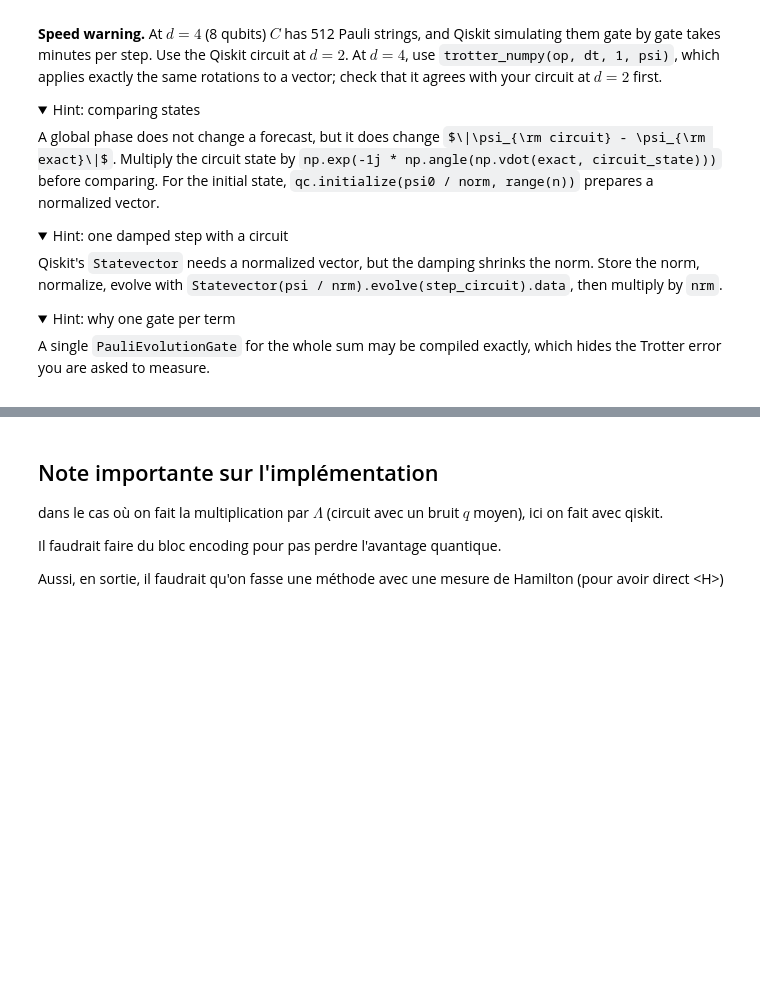
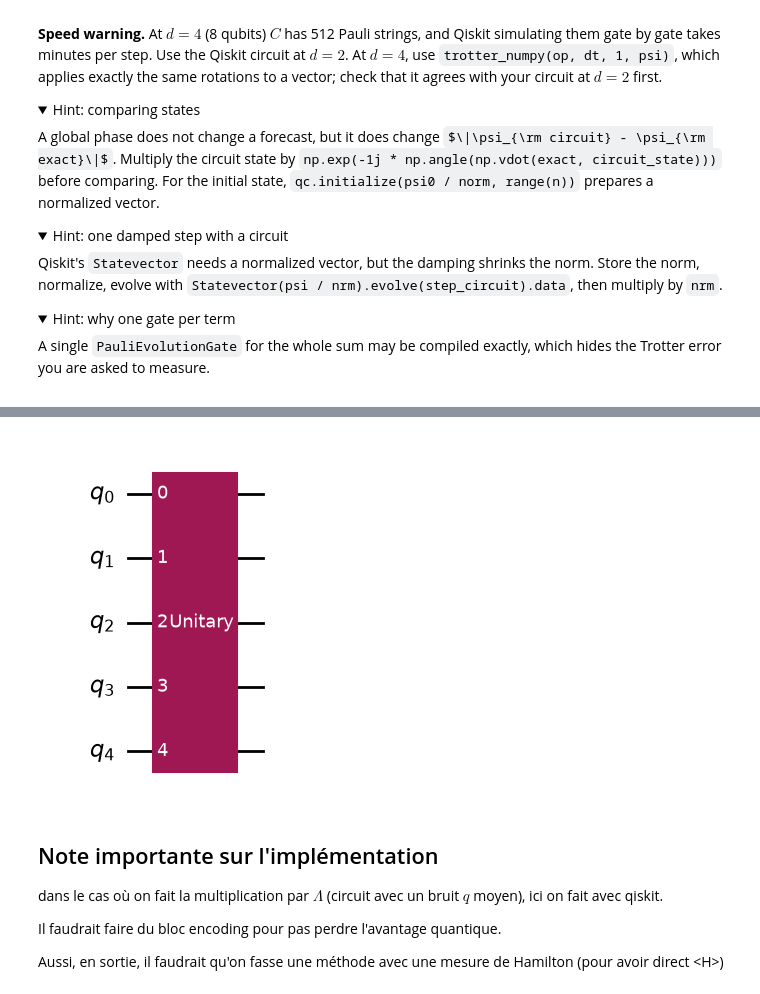
Before and after one commit to q-IL/quantum_algorithms, a Jupyter notebook: Hackathon - Toulouse/Finale/kolmogorian_lorenz96_challenge.ipynb, the cells around one changed output, grey strips where cells are left out. Saved outputs shown, nothing was run; the diff lists cells and outputs as text; code cells hidden in the pictures; folded sections open; some formulas as TeX source; blank space fills up the shorter version.

```diff
--- a/Hackathon - Toulouse/Finale/kolmogorian_lorenz96_challenge.ipynb
+++ b/Hackathon - Toulouse/Finale/kolmogorian_lorenz96_challenge.ipynb
@@ -721,4 +807,9 @@ SparsePauliOp(['IXXY', 'IXYX', 'XIXY', 'XXYI', 'XYIX', 'XYXI', 'YIXX', 'YXIX'],
 [figure]
+# %%
+
+bloc_encoding(half = np.exp(-1.0 * quanta_count(4, 2) * 1/32 / 2)).draw('mpl', fold=-1)
+# %% [output]
+[figure, added]
 # %% [markdown]
 ## Note importante sur l'implémentation
 
```
Also changed, not shown: parts of 9 cells of this notebook.
